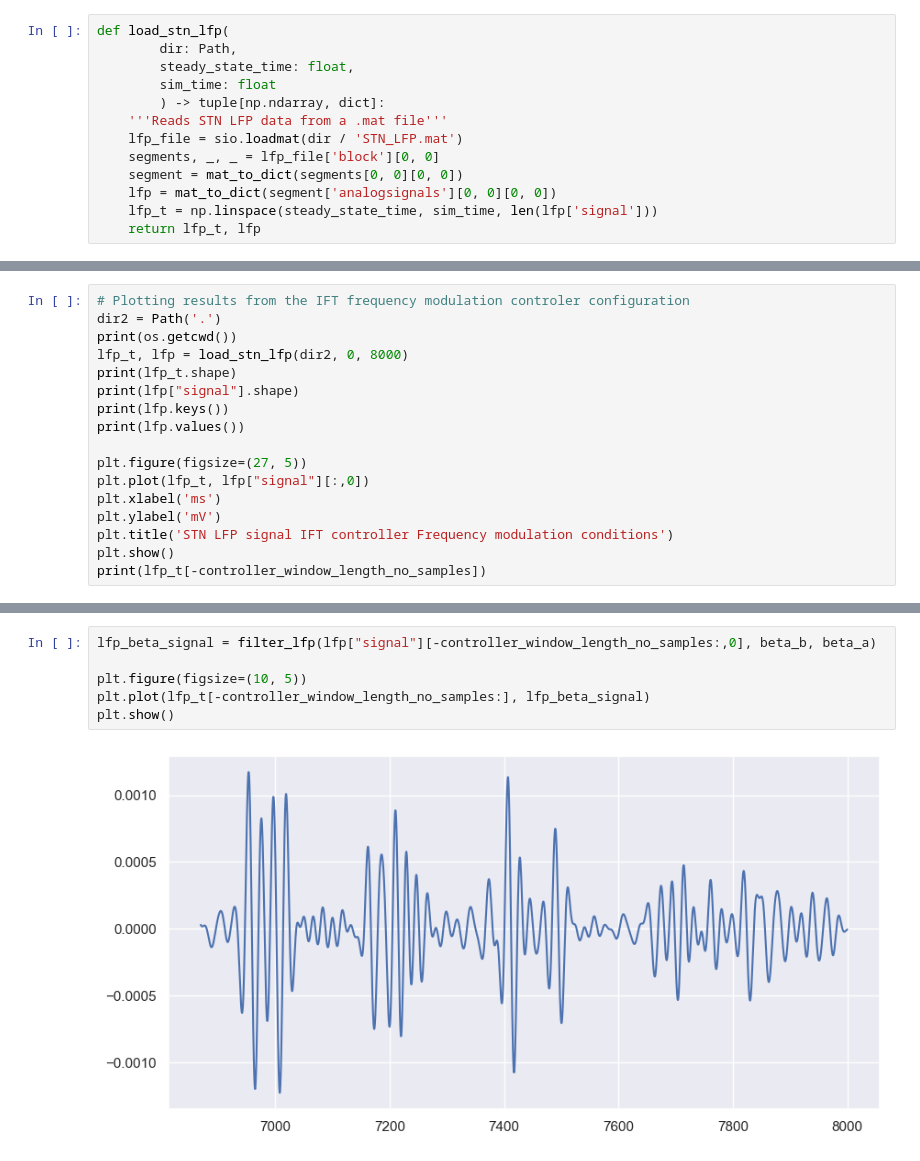
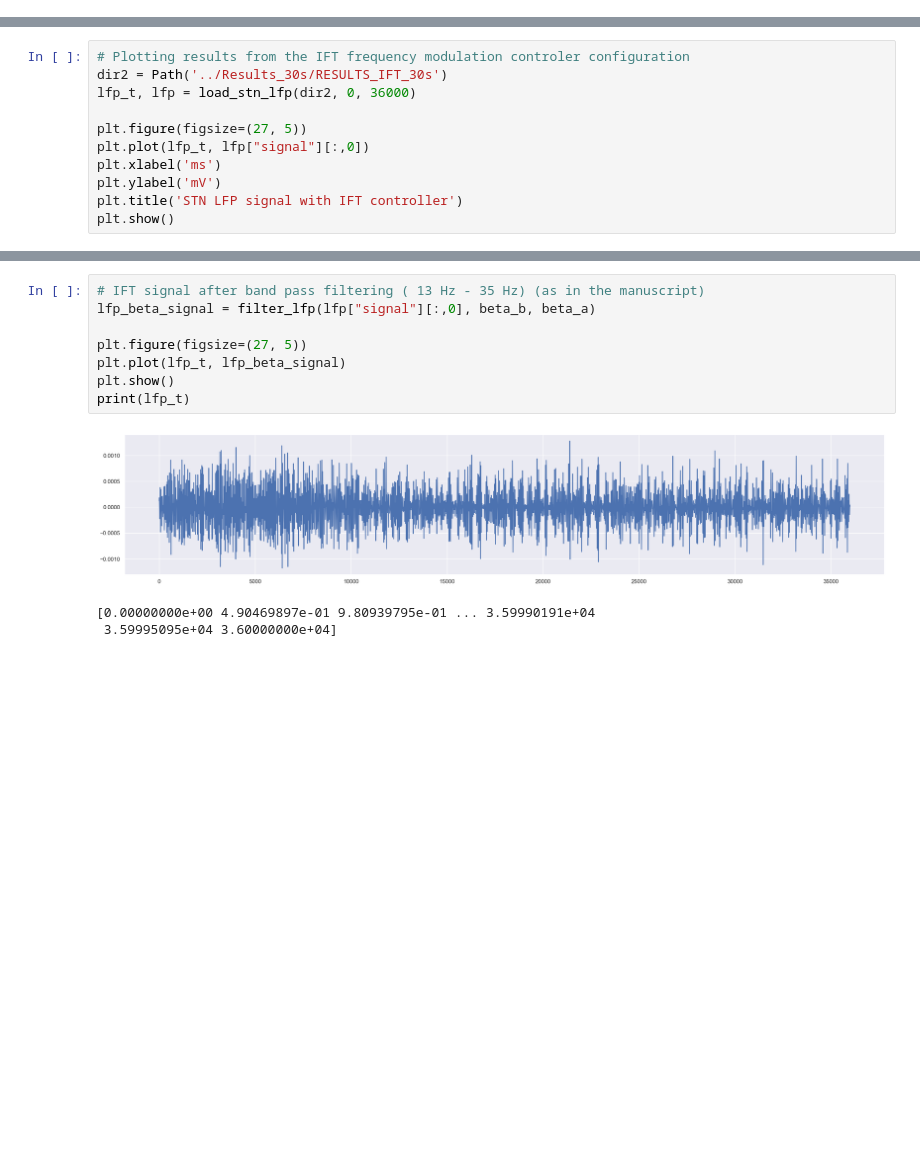
Before and after one commit to abelrassat7421/CBG_Model_Fleming_PTS, a Jupyter notebook: Results_freq_mod/plot_LFP.ipynb, the cells around one changed output, grey strips where cells are left out. Saved outputs shown, nothing was run; the diff lists cells and outputs as text; blank space fills up the shorter version.

```diff
--- a/Results_freq_mod/plot_LFP.ipynb
+++ b/Results_freq_mod/plot_LFP.ipynb
@@ -50,15 +67,2 @@ def filter_lfp(lfp_signal, beta_b, beta_a):
-# %%
-def load_stn_lfp(
-        dir: Path,
-        steady_state_time: float,
-        sim_time: float
-        ) -> tuple[np.ndarray, dict]:
-    '''Reads STN LFP data from a .mat file'''
-    lfp_file = sio.loadmat(dir / 'STN_LFP.mat')
-    segments, _, _ = lfp_file['block'][0, 0]
-    segment = mat_to_dict(segments[0, 0][0, 0])
-    lfp = mat_to_dict(segment['analogsignals'][0, 0][0, 0])
-    lfp_t = np.linspace(steady_state_time, sim_time, len(lfp['signal']))
-    return lfp_t, lfp
 # %%
 # Plotting results from the zero controler configuration
@@ -162,18 +146,12 @@ print(lfp_t[-controller_window_length_no_samples])
 # %%
 # Plotting results from the IFT frequency modulation controler configuration
-dir2 = Path('.')
-print(os.getcwd())
-lfp_t, lfp = load_stn_lfp(dir2, 0, 8000)
-print(lfp_t.shape)
-print(lfp["signal"].shape)
-print(lfp.keys())
-print(lfp.values())
+dir2 = Path('../Results_30s/RESULTS_IFT_30s')
+lfp_t, lfp = load_stn_lfp(dir2, 0, 36000)
 
 plt.figure(figsize=(27, 5))
 plt.plot(lfp_t, lfp["signal"][:,0])
 plt.xlabel('ms')
 plt.ylabel('mV')
-plt.title('STN LFP signal IFT controller Frequency modulation conditions')
+plt.title('STN LFP signal with IFT controller')
 plt.show()
-print(lfp_t[-controller_window_length_no_samples])
 # %% [output]
@@ -193,8 +159,12 @@ dict_values([array([[ 0.        ],
 # %%
-lfp_beta_signal = filter_lfp(lfp["signal"][-controller_window_length_no_samples:,0], beta_b, beta_a)
+# IFT signal after band pass filtering ( 13 Hz - 35 Hz) (as in the manuscript)
+lfp_beta_signal = filter_lfp(lfp["signal"][:,0], beta_b, beta_a)
 
-plt.figure(figsize=(10, 5))
-plt.plot(lfp_t[-controller_window_length_no_samples:], lfp_beta_signal)
+plt.figure(figsize=(27, 5))
+plt.plot(lfp_t, lfp_beta_signal)
 plt.show()
+print(lfp_t)
 # %% [output]
-[figure, old version]
+[figure, new version]
+[0.00000000e+00 4.90469897e-01 9.80939795e-01 ... 3.59990191e+04
+ 3.59995095e+04 3.60000000e+04]
```
Also changed, not shown: parts of 11 cells of this notebook, 4 other files.
